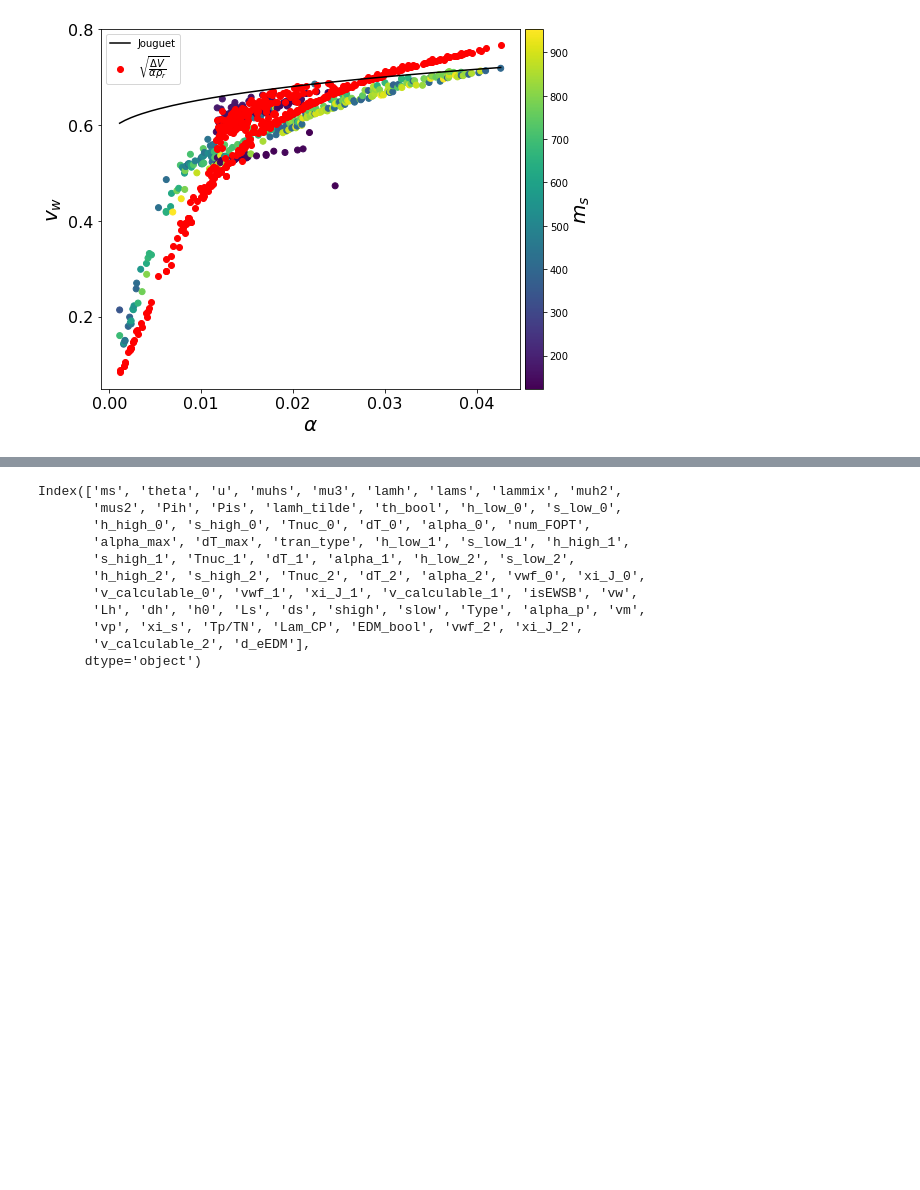
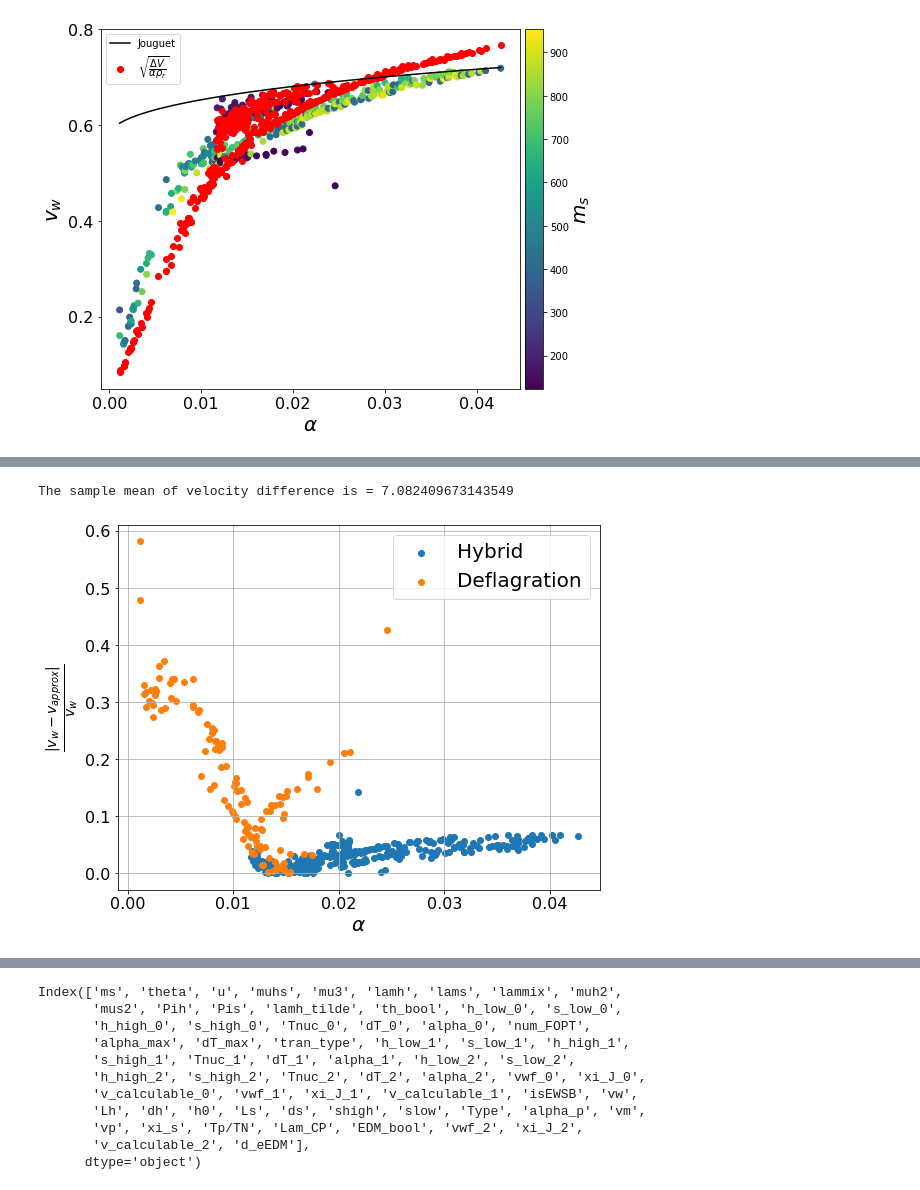
Before and after one commit to PB-316/Z_2breaking-PT-BAU, a Jupyter notebook: wall_veclocity_Z2_breaking.ipynb, the cells around one changed output, grey strips where cells are left out. Drawn from its saved outputs; the diff is of its cells as text; code cells hidden in the pictures; blank space fills up the shorter version.

```diff
--- a/wall_veclocity_Z2_breaking.ipynb
+++ b/wall_veclocity_Z2_breaking.ipynb
@@ -2242,0 +2278,26 @@ plt.show()
+# %%
+df=pd.read_csv("SCANS/BAU/Z2_breaking_sols_BAU_All.csv",index_col=[0]).sort_values("alpha_max").drop_duplicates()
+
+v_mean=np.mean(abs((df.vw-df.vwf_0)/df.vw)*100)
+print("The sample mean of velocity difference is =", v_mean)
+
+plt.scatter(df[df.Type=="Hybrid"].alpha_0,
+            abs((df[df.Type=="Hybrid"].vw-df[df.Type=="Hybrid"].vwf_0)/df[df.Type=="Hybrid"].vw),label="Hybrid")
+plt.scatter(df[df.Type=="Deflagration"].alpha_0,
+            abs((df[df.Type=="Deflagration"].vw-df[df.Type=="Deflagration"].vwf_0)/df[df.Type=="Deflagration"].vw),label="Deflagration")
+
+
+plt.legend(prop={'size': label_size})
+plt.xlabel("$\\alpha$",size=label_size)
+plt.ylabel("$\\frac{|v_w-v_{approx}|}{v_w}$",size=label_size,rotation=90)
+plt.xticks(fontsize=thick_size)
+plt.yticks(fontsize=thick_size)
+plt.locator_params(axis="x", nbins=6)
+plt.locator_params(axis="y", nbins=7)
+plt.grid(True)
+plt.tight_layout()
+#plt.savefig('SCANS/bubble_PLOTS/relative_error_vw.pdf', dpi=300)
+plt.show()
+# %% [output]
+The sample mean of velocity difference is = 7.082409673143549
+[figure, added]
```
Also changed, not shown: parts of 9 cells of this notebook, 3 other files.
